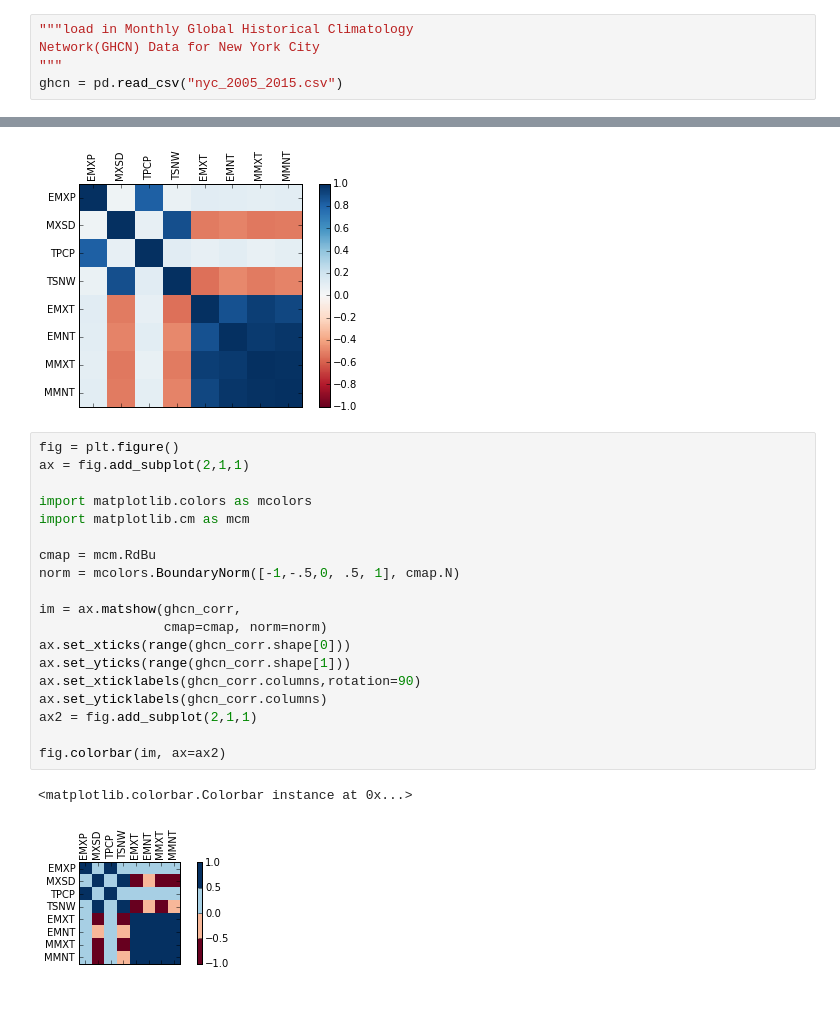
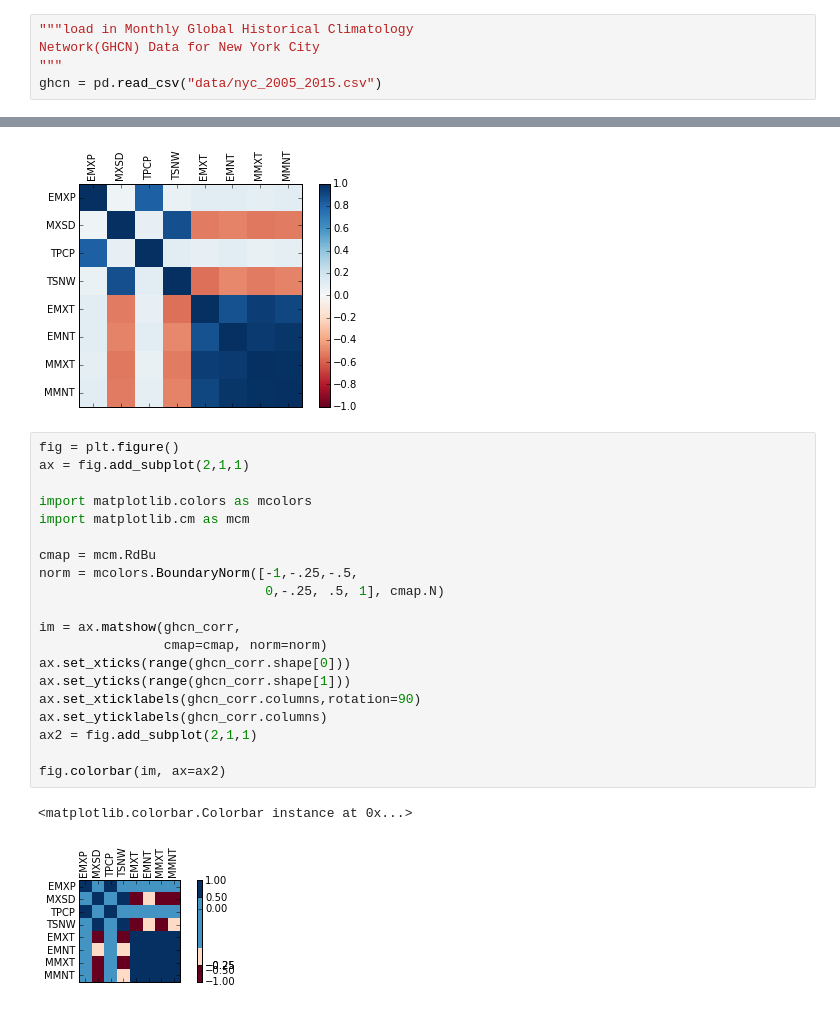
Before and after one commit to amspython/ams_tutorials, a Jupyter notebook: pandas.ipynb, the cells around one changed output, grey strips where cells are left out. Saved outputs shown, nothing was run; the diff lists cells and outputs as text.

```diff
--- a/pandas.ipynb
+++ b/pandas.ipynb
@@ -9,6 +11,6 @@ pd.__version__
 """load in Monthly Global Historical Climatology
 Network(GHCN) Data for New York City
 """
-ghcn = pd.read_csv("nyc_2005_2015.csv")
+ghcn = pd.read_csv("data/nyc_2005_2015.csv")
 # %%
 ghcn
@@ -351,22 +1010,23 @@ fig.colorbar(im, ax=ax)
 # %%
 fig = plt.figure()
 ax = fig.add_subplot(2,1,1)
 
 import matplotlib.colors as mcolors
 import matplotlib.cm as mcm
 
 cmap = mcm.RdBu
-norm = mcolors.BoundaryNorm([-1,-.5,0, .5, 1], cmap.N)
+norm = mcolors.BoundaryNorm([-1,-.25,-.5,
+                             0,-.25, .5, 1], cmap.N)
 
 im = ax.matshow(ghcn_corr,
                 cmap=cmap, norm=norm)
 ax.set_xticks(range(ghcn_corr.shape[0]))
 ax.set_yticks(range(ghcn_corr.shape[1]))
 ax.set_xticklabels(ghcn_corr.columns,rotation=90)
 ax.set_yticklabels(ghcn_corr.columns)
 ax2 = fig.add_subplot(2,1,1)
 
 fig.colorbar(im, ax=ax2)
 # %% [output]
 <matplotlib.colorbar.Colorbar instance at 0x...>
-[figure, old version]
+[figure, new version]
```
Also changed, not shown: parts of 65 cells of this notebook, 1 other file.
